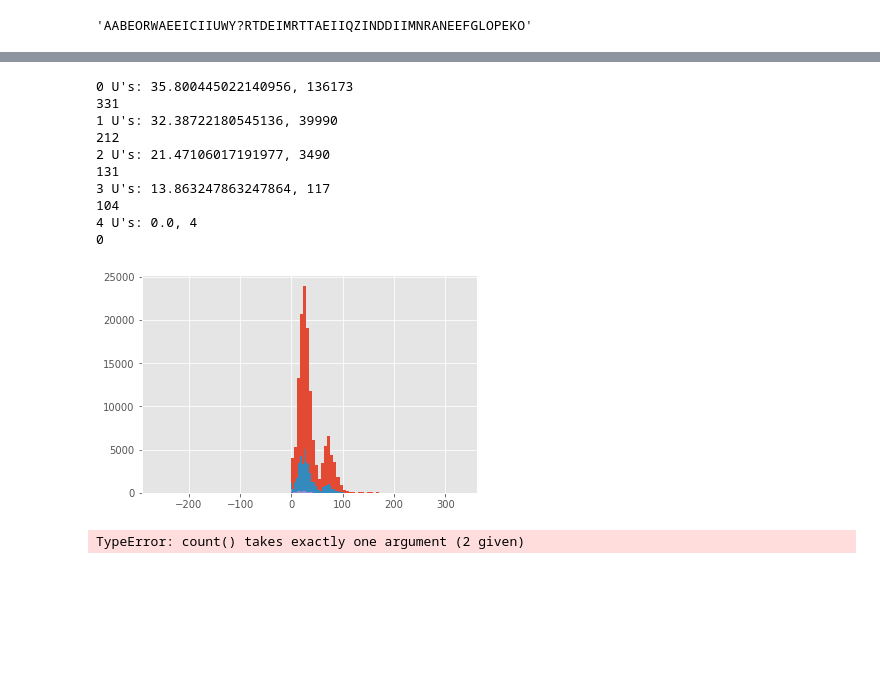
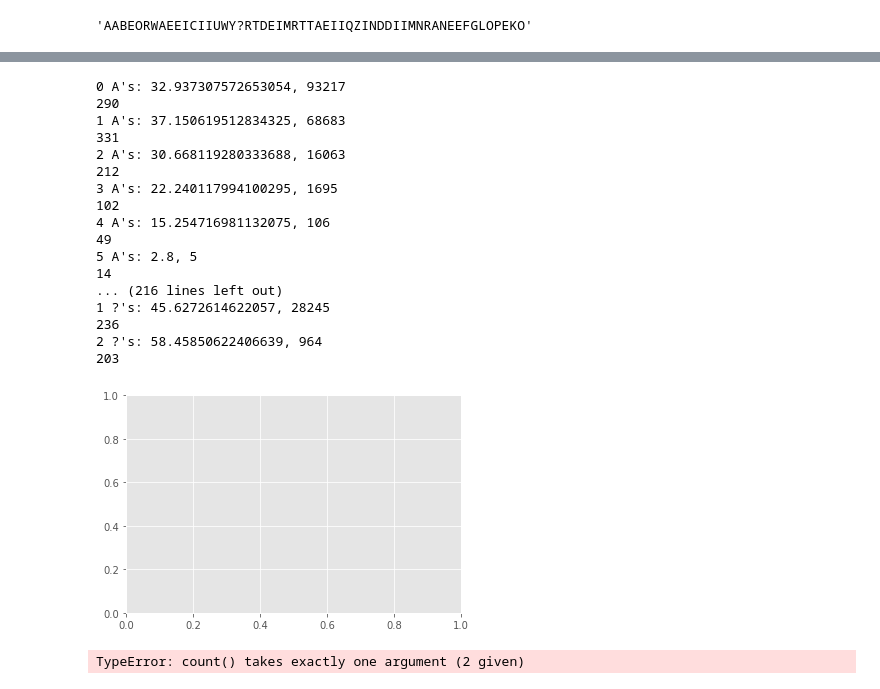
Before and after one commit to pkgalea/ScrabbleTileAnalyzer, a Jupyter notebook: DataExploration.ipynb, the cells around one changed output, grey strips where cells are left out. Saved outputs shown, nothing was run; the diff lists cells and outputs as text; code cells hidden in the pictures; blank space fills up the shorter version.

```diff
--- a/DataExploration.ipynb
+++ b/DataExploration.ipynb
@@ -230,28 +230,35 @@ Name: rack, Length: 179774, dtype: object
 # %%
 fig, ax = plt.subplots()
 letters = ['A', 'B', 'C', 'D', 'E', 'F', 'G', 'H', 'I','J','K','L','M','N','O','P','Q','R','S','T','U','V','W','X','Y','Z','?']
 for l in letters:
     for i in range(0, 7):
-        tdf = df_good_p2[df_good_p2.rack.apply(lambda x:x.count('U')==i)]
+        tdf = df_good_p2[df_good_p2.rack.apply(lambda x:x.count(l)==i)]
         if (tdf.shape[0]):
-            print("{:} {:}'s: {:}, {:}".format(i, 'U', np.mean(tdf["turn_score"]), tdf.shape[0]))
+            print("{:} {:}'s: {:}, {:}".format(i, l, np.mean(tdf["turn_score"]), tdf.shape[0]))
             print(np.max(tdf.turn_score))
 #            print(tdf["gamenum"], print(tdf["rack"]))
-        ax.hist(tdf["turn_score"], bins=100)
-    break
+#        ax.hist(tdf["turn_score"], bins=100)
+
     print(" ")
 # %% [output]
-0 U's: 35.800445022140956, 136173
+0 A's: 32.937307572653054, 93217
+290
+1 A's: 37.150619512834325, 68683
 331
-1 U's: 32.38722180545136, 39990
+2 A's: 30.668119280333688, 16063
 212
-2 U's: 21.47106017191977, 3490
-131
-3 U's: 13.863247863247864, 117
-104
-4 U's: 0.0, 4
-0
+3 A's: 22.240117994100295, 1695
+102
+4 A's: 15.254716981132075, 106
+49
+5 A's: 2.8, 5
+14
+... (216 lines left out)
+1 ?'s: 45.6272614622057, 28245
+236
+2 ?'s: 58.45850622406639, 964
+203
-[figure, old version]
+[figure, new version]
 # %%
 df_good_p2.rack[1].count
 # %% [output]
```
Also changed, not shown: parts of 3 cells of this notebook, 3 other files.
